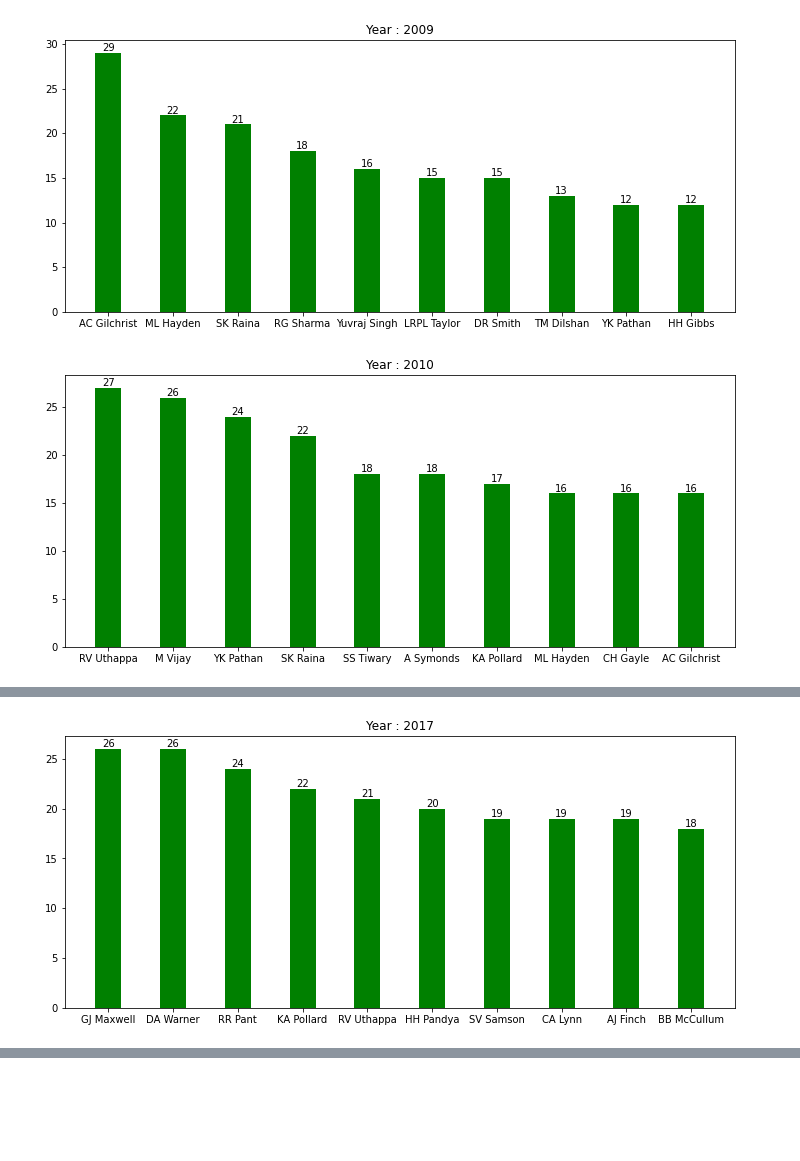
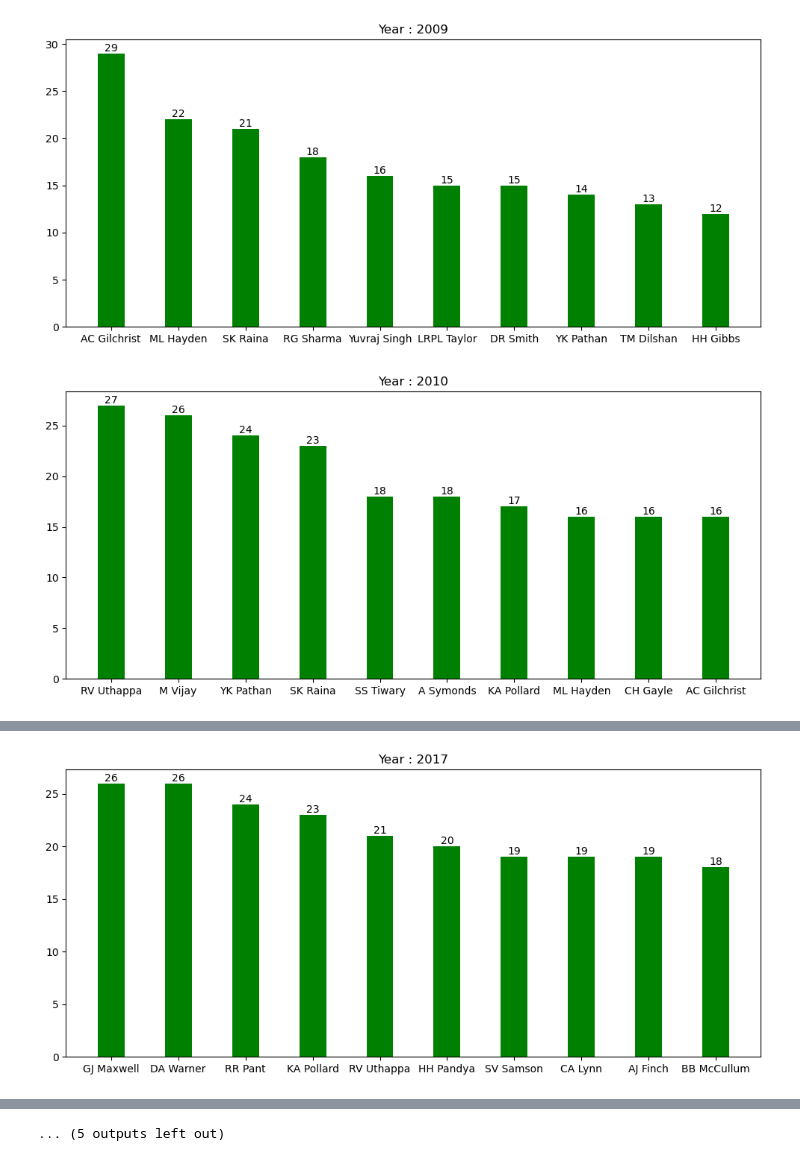
Before and after one commit to MehulBafna/Indian-Premier-League-in-depth-data-analysis-, a Jupyter notebook: Indian Premier League(in depth analysis).ipynb, the cells around one changed output, grey strips where cells are left out. Drawn from its saved outputs; the diff is of its cells as text; code cells hidden in the pictures; blank space fills up the shorter version.

```diff
--- a/Indian Premier League(in depth analysis).ipynb
+++ b/Indian Premier League(in depth analysis).ipynb
@@ -409,7 +409,7 @@ print('* Minimum 120 balls faced')
 #Total players to play for each franchise
 Players_with_team = []
 for i in list(df1['batting_team'].unique()):
-    Players_with_team.append((list(df1['batsman'][(df1['batting_team']==i)].unique())+list(df1['bowler'][(df1['bowling_team']==i)].unique()),i))
+    Players_with_team.append((list(df1['batter'][(df1['batting_team']==i)].unique())+list(df1['bowler'][(df1['bowling_team']==i)].unique()),i))
 
 Unique_players_with_team = []
 for i in Players_with_team:
@@ -418,7 +418,7 @@ for i in Players_with_team:
         if j not in Players:
             Players.append(j)
     Unique_players_with_team.append((len(Players),i[1]))
-fig = plt.figure(figsize = (40, 10))
+fig = plt.figure(figsize = (20, 10))
 Total_players = []
 Team = []
 for i in Unique_players_with_team:
@@ -427,6 +427,8 @@ for i in Unique_players_with_team:
 BARS = plt.bar(Team, Total_players, color ='green',width = 0.4)
 for BAR in BARS:
     plt.text(BAR.get_x() + BAR.get_width() / 2.0, BAR.get_height(), f'{BAR.get_height():.0f}', ha='center', va='bottom')
+
+plt.xticks(rotation=45)
 plt.title("Total Players to play for each franchise")
 plt.show()
 # %% [output]
@@ -434,10 +436,10 @@ plt.show()
 # %%
 #Ratio of balls faced and boundaries scored(individual)
 Balls_per_boundary = []
-for i in list(df1['batsman'].unique()):
-    x = int(df1[(df1['batsman']==i) & (df1['batsman_runs']==6)]['batsman_runs'].sum()/6)+int(df1[(df1['batsman']==i) & (df1['batsman_runs']==4)]['batsman_runs'].sum()/4)
-    if int(df1[(df1['batsman']==i) & (df1['extras_type']!='wides') & (df1['extras_type']!='penalty')]['ball'].count()) > 150 and x!=0:
-        Balls_per_boundary.append((round(int(df1[(df1['batsman']==i) & (df1['extras_type']!='wides') & (df1['extras_type']!='penalty')]['ball'].count())/x,2),i))
+for i in list(df1['batter'].unique()):
+    x = int(df1[(df1['batter']==i) & (df1['batsman_runs']==6)]['batsman_runs'].sum()/6)+int(df1[(df1['batter']==i) & (df1['batsman_runs']==4)]['batsman_runs'].sum()/4)
+    if int(df1[(df1['batter']==i) & (df1['extras_type']!='wides') & (df1['extras_type']!='penalty')]['ball'].count()) > 150 and x!=0:
+        Balls_per_boundary.append((round(int(df1[(df1['batter']==i) & (df1['extras_type']!='wides') & (df1['extras_type']!='penalty')]['ball'].count())/x,2),i))
 Balls_per_boundary.sort()
 Balls_per_boundary.insert(0,('Balls per boundary *','Batsman'))
 print(tabulate(Balls_per_boundary[0:15], headers='firstrow',tablefmt="github"))
@@ -462,15 +464,15 @@ print('* Minimum 150 balls faced')
 * Minimum 150 balls faced
 # %%
-#Ratio of balls faced and wickets taken(individual)
+#Ratio of balls delievered and wickets taken(individual)
 Balls_per_wicket = []
-for i in list(df1['bowler'].unique()):
+for i in df1['bowler'].unique():
     x = int(df1[(df1['bowler']==i) & (df1['dismissal_kind']!='run out') & (df1['dismissal_kind']!='retired hurt') & (df1['dismissal_kind']!='obstructing the field')]['is_wicket'].sum())
-    if int(df1[(df1['bowler']==i) & (df1['extras_type']!='wides') & (df1['extras_type']!='noballs') & (df1['extras_type']!='penalty')]['ball'].count()) > 350 and x!=0:
+    if int(df1[(df1['bowler']==i) & (df1['extras_type']!='wides') & (df1['extras_type']!='noballs') & (df1['extras_type']!='penalty')]['ball'].count()) > 300 and x!=0:
         Balls_per_wicket.append((round(int(df1[(df1['bowler']==i) & (df1['extras_type']!='wides') & (df1['extras_type']!='noballs') & (df1['extras_type']!='penalty')]['ball'].count())/x,2),i))
 Balls_per_wicket.sort()
 Balls_per_wicket.insert(0,('Balls per wicket *','Bowler'))
 print(tabulate(Balls_per_wicket[0:15], headers='firstrow',tablefmt="github"))
-print('* Minimum 350 balls bowled')
+print('* Minimum 300 balls bowled')
 # %% [output]
 |   Balls per wicket * | Bowler        |
 |----------------------|---------------|
@@ -573,11 +569,11 @@ df[['result_margin','team1','team2','winner']][df['result']=='wickets'].sort_val
 #Runrate in powerplay and death overs(17-20) for all participating teams each year
 df1_y = df1.groupby(df1.Year)
 Run_rate_powerplay_every_year = []
-for i in list(df1['Year'].unique()):
+for i in df1['Year'].unique():
     Run_rate = []
     df2 = pd.DataFrame()
-    for j in list(df1['batting_team'].unique()):
-        df2 = df1_y.get_group(int(i))[df1_y.get_group(int(i))['batting_team']==j]
+    for j in df1['batting_team'].unique():
+        df2 = df1_y.get_group(i)[df1_y.get_group(i)['batting_team']==j]
         x = int(df2[(df2['extras_type']!='wides') & (df2['extras_type']!='noballs') & (df2['extras_type']!='penalty') & (df2['over']<7)]['ball'].count())
         y = int(df2[(df2['extras_type']!='wides') & (df2['extras_type']!='noballs') & (df2['extras_type']!='penalty') & (df2['over']>16)]['ball'].count())
         if x!=0 and y!=0:
@@ -607,34 +603,34 @@ for i in Run_rate_powerplay_every_year:
 +----------------------+--------------------------------+-----------------------------+------+
 # %%
 #Most sixes and fours in IPL (individual) on a yearly basis
-for j in list(df1['Year'].unique()):
-    df2 = df1_y.get_group(int(j))
+for j in df1['Year'].unique():
+    df2 = df1_y.get_group(j)
     Most_sixes_with_batsman_year = []
-    for i in list(df1['batsman'].unique()):
-        Most_sixes_with_batsman_year.append((int(df2[(df2['batsman']==i) & (df2['batsman_runs']==6)]['batsman_runs'].sum()/6),i))
+    for i in list(df1['batter'].unique()):
+        Most_sixes_with_batsman_year.append((int(df2[(df2['batter']==i) & (df2['batsman_runs']==6)]['batsman_runs'].sum()/6),i))
     Most_sixes_with_batsman_year.sort(reverse=True)
     fig = plt.figure(figsize = (12, 5))
     Most_sixes = []
     Batsman = []
     for i in Most_sixes_with_batsman_year:
         Most_sixes.append(i[0])
         Batsman.append(i[1])
 
     # creating the bar plot
     BARS = plt.bar(Batsman[0:10], Most_sixes[0:10], color ='green',width = 0.4)
     for BAR in BARS:
         plt.text(BAR.get_x() + BAR.get_width() / 2.0, BAR.get_height(), f'{BAR.get_height():.0f}', ha='center', va='bottom')
     plt.title("Year : "+str(int(j)))
     plt.show()
 # %% [output]
 [figure]
-[figure, old version]
+[figure, new version]
-[figure, old version]
+[figure, new version]
 [figure]
 [figure]
 [figure]
 [figure]
 [figure]
 [figure]
-[figure, old version]
+[figure, new version]
 [figure]
@@ -642,0 +638 @@ for j in list(df1['Year'].unique()):
+... (5 outputs left out)
```
Also changed, not shown: parts of 33 cells of this notebook.
